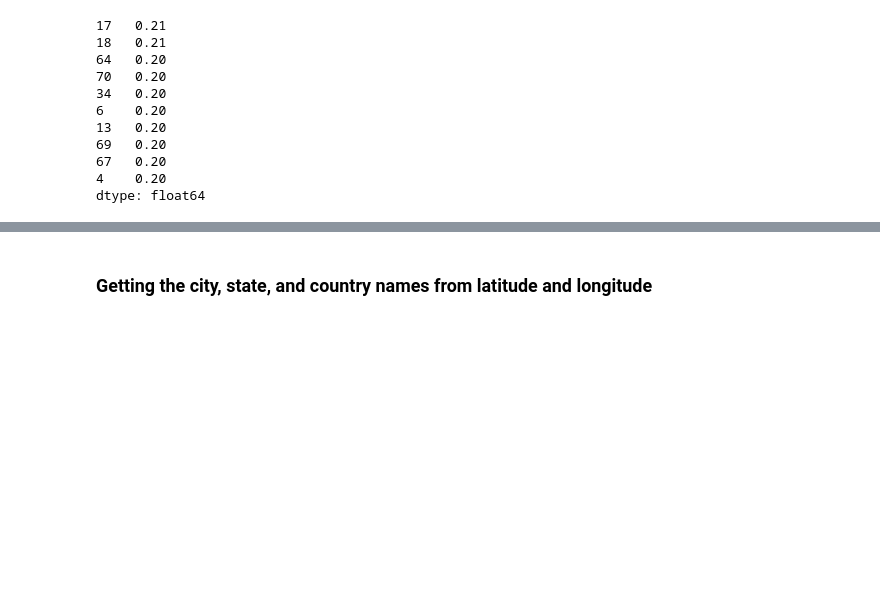
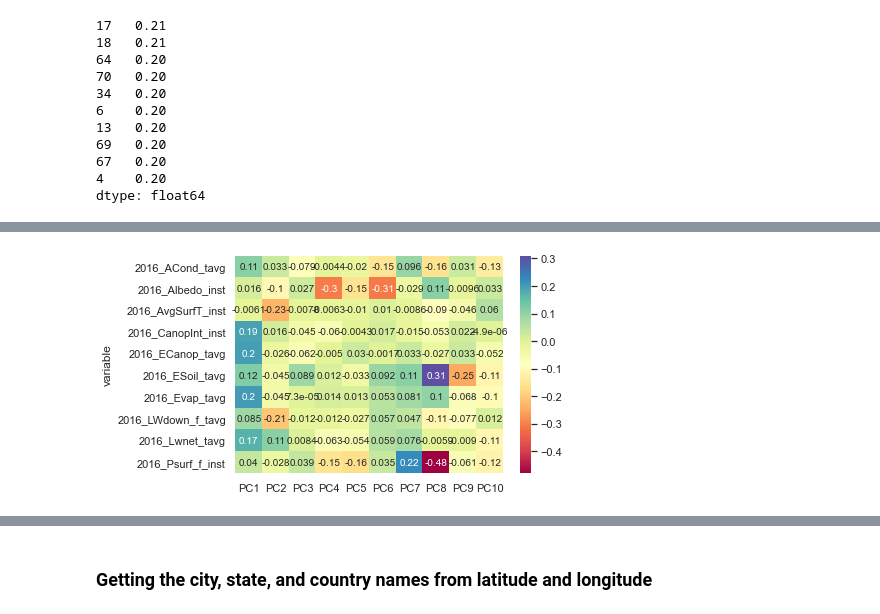
Before and after one commit to liliskov/Modern-Data-Analytics, a Jupyter notebook: Water Security_PCA_NaNremoved.ipynb, the cells around one changed output, grey strips where cells are left out. Saved outputs shown, nothing was run; the diff lists cells and outputs as text; code cells hidden in the pictures; blank space fills up the shorter version.

```diff
--- a/Water Security_PCA_NaNremoved.ipynb
+++ b/Water Security_PCA_NaNremoved.ipynb
@@ -844,0 +905,14 @@ dtype: float64
+# %%
+# Loadings Matrix
+
+# component loadings or weights (correlation coefficient between original variables and the component)
+# component loadings represents the elements of the eigenvector
+# the squared loadings within the PCs always sums to 1
+loadings = pca_out.components_
+num_pc = pca_out.n_features_
+pc_list = ["PC"+str(i) for i in list(range(1, num_pc+1))]
+loadings_df = pd.DataFrame.from_dict(dict(zip(pc_list, loadings)))
+dfxx = df.drop(['lon', 'lat', 'geometry'], axis=1)
+loadings_df['variable'] = dfxx.columns.values
+loadings_df = loadings_df.set_index('variable')
+loadings_df
@@ -844,0 +950,11 @@ dtype: float64
+# %%
+# positive and negative values in component loadings reflects the positive and negative
+# correlation of the variables with the PCs. Except A and B, all other variables have
+# positive projection on first PC.
+
+# (First 10 variables on the first 10 PC's only, more cannot be visualized at once)
+# get correlation matrix plot for loadings
+ax = sns.heatmap(loadings_df.iloc[0:10, 0:10], annot=True, cmap='Spectral')
+plt.show()
+# %% [output]
+[figure, added]
```
Also changed, not shown: parts of 28 cells of this notebook.
